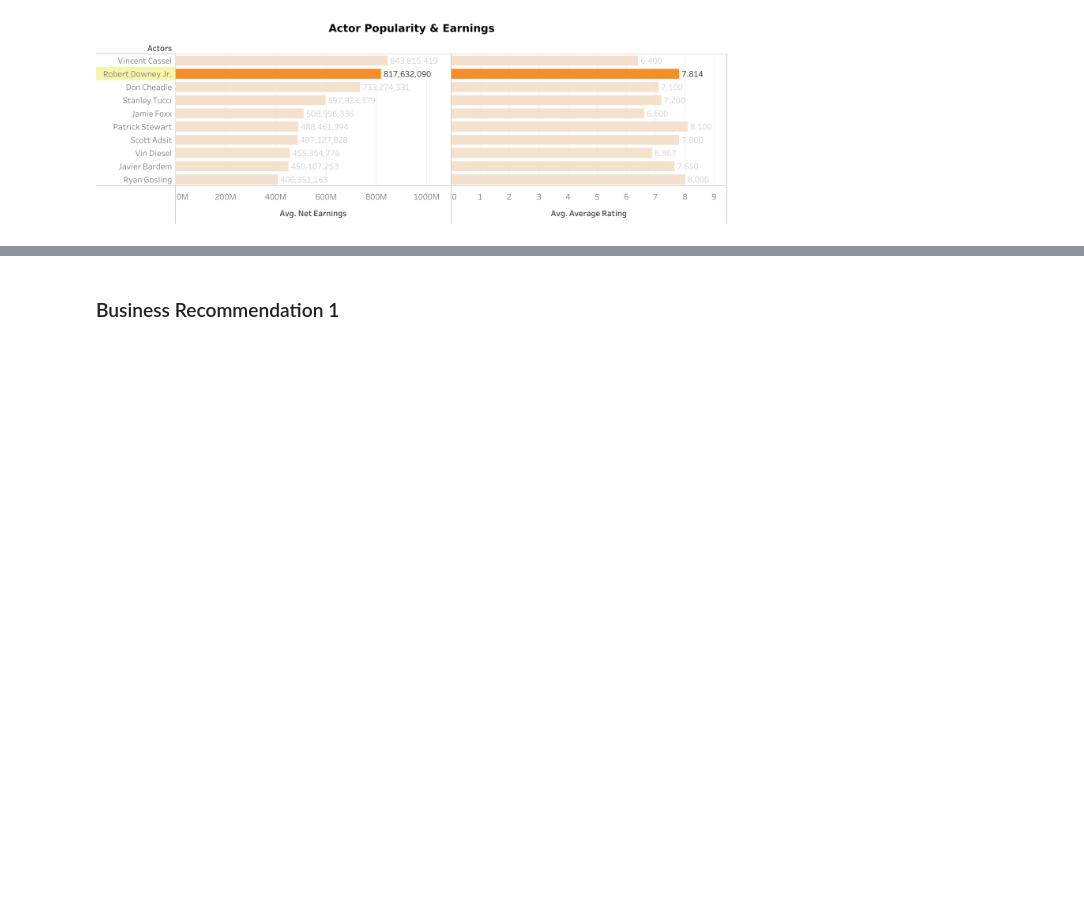
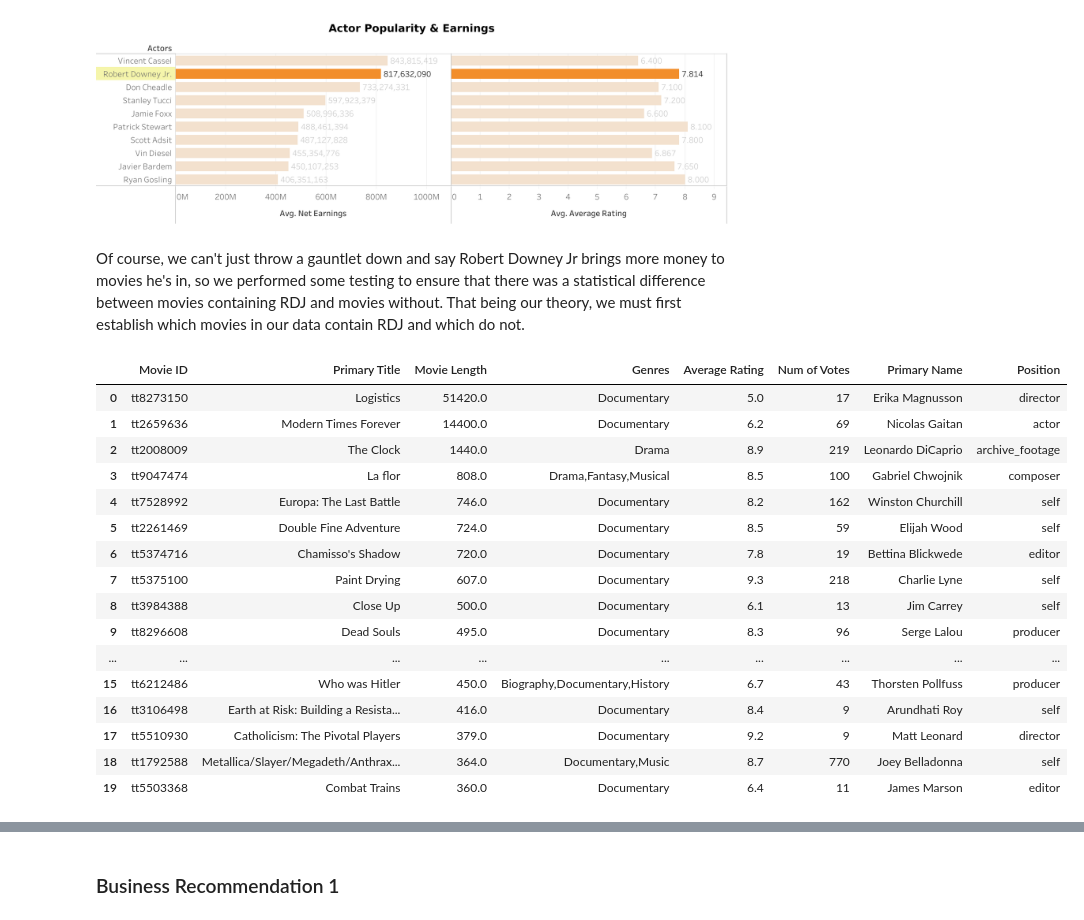
Before and after one commit to falloutb1tch/Movie_Project, a Jupyter notebook: Final.ipynb, the cells around one changed output, grey strips where cells are left out. Saved outputs shown, nothing was run; the diff lists cells and outputs as text; code cells hidden in the pictures; blank space fills up the shorter version.

```diff
--- a/Final.ipynb
+++ b/Final.ipynb
@@ -896,3 +898,5 @@ Merged_df_1
 Now, from this list sorted by popularity, it might seem like Leonardo DiCaprio would be a clear choice. However, due to the massive hiring cost entailed, we chose to recommend Robert Downey Jr instead.
 # %% [markdown]
 ![Actor_Popularity__Earnings.png](attachment:Actor_Popularity__Earnings.png)
+# %% [markdown]
+Of course, we can't just throw a gauntlet down and say Robert Downey Jr brings more money to movies he's in, so we performed some testing to ensure that there was a statistical difference between movies containing RDJ and movies without. That being our theory, we must first establish which movies in our data contain RDJ and which do not.
@@ -898,0 +906,20 @@ Now, from this list sorted by popularity, it might seem like Leonardo DiCaprio w
+# %%
+combo_ONE.head(20)
+# %% [output]
+|  | Movie ID | Primary Title | Movie Length | Genres | Average Rating | Num of Votes | Primary Name | Position |
+| 0 | tt8273150 | Logistics | 51420.0 | Documentary | 5.0 | 17 | Erika Magnusson | director |
+| 1 | tt2659636 | Modern Times Forever | 14400.0 | Documentary | 6.2 | 69 | Nicolas Gaitan | actor |
+| 2 | tt2008009 | The Clock | 1440.0 | Drama | 8.9 | 219 | Leonardo DiCaprio | archive_footage |
+| 3 | tt9047474 | La flor | 808.0 | Drama,Fantasy,Musical | 8.5 | 100 | Gabriel Chwojnik | composer |
+| 4 | tt7528992 | Europa: The Last Battle | 746.0 | Documentary | 8.2 | 162 | Winston Churchill | self |
+| 5 | tt2261469 | Double Fine Adventure | 724.0 | Documentary | 8.5 | 59 | Elijah Wood | self |
+| 6 | tt5374716 | Chamisso's Shadow | 720.0 | Documentary | 7.8 | 19 | Bettina Blickwede | editor |
+| 7 | tt5375100 | Paint Drying | 607.0 | Documentary | 9.3 | 218 | Charlie Lyne | self |
+| 8 | tt3984388 | Close Up | 500.0 | Documentary | 6.1 | 13 | Jim Carrey | self |
+| 9 | tt8296608 | Dead Souls | 495.0 | Documentary | 8.3 | 96 | Serge Lalou | producer |
+| ... | ... | ... | ... | ... | ... | ... | ... | ... |
+| 15 | tt6212486 | Who was Hitler | 450.0 | Biography,Documentary,History | 6.7 | 43 | Thorsten Pollfuss | producer |
+| 16 | tt3106498 | Earth at Risk: Building a Resista... | 416.0 | Documentary | 8.4 | 9 | Arundhati Roy | self |
+| 17 | tt5510930 | Catholicism: The Pivotal Players | 379.0 | Documentary | 9.2 | 9 | Matt Leonard | director |
+| 18 | tt1792588 | Metallica/Slayer/Megadeth/Anthrax... | 364.0 | Documentary,Music | 8.7 | 770 | Joey Belladonna | self |
+| 19 | tt5503368 | Combat Trains | 360.0 | Documentary | 6.4 | 11 | James Marson | editor |
```
Also changed, not shown: parts of 14 cells of this notebook.
